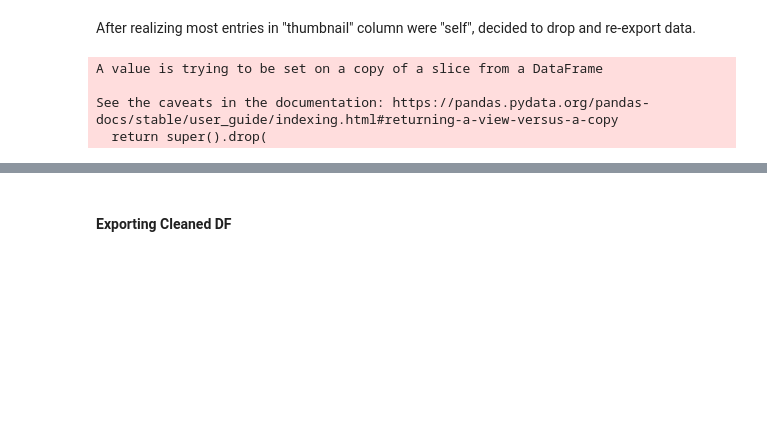
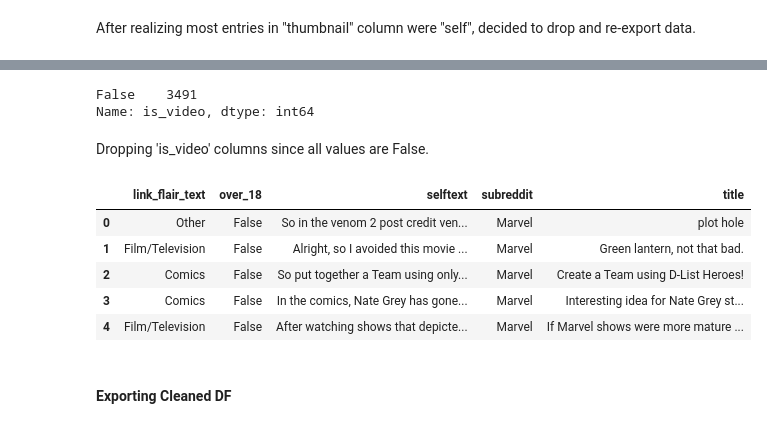
Before and after one commit to jpetersen626/reddit_classification_nlp, a Jupyter notebook: code/01_Data Collection_Cleaning.ipynb, the cells around one changed output, grey strips where cells are left out. Cells and saved outputs as stored; diff of their text form; code cells hidden in the pictures; blank space fills up the shorter version.

```diff
--- a/code/01_Data Collection_Cleaning.ipynb
+++ b/code/01_Data Collection_Cleaning.ipynb
@@ -163,6 +166,8 @@ h_potter.to_csv('../datasets/h_potter.csv', index=False)
 ## Data Cleaning
 # %% [markdown]
 #### Cleaning r/Marvel First
+# %%
+marvel = pd.read_csv('../datasets/marvel.csv')
 # %%
 marvel.head()
 # %% [output]
@@ -588,11 +598,6 @@ marvel[marvel['thumbnail'] == 'self']
 After realizing most entries in "thumbnail" column were "self", decided to drop and re-export data.
 # %%
 marvel.drop(columns='thumbnail', inplace=True)
-# %% [output]
-A value is trying to be set on a copy of a slice from a DataFrame
-
-See the caveats in the documentation: https://pandas.pydata.org/pandas-docs/stable/user_guide/indexing.html#returning-a-view-versus-a-copy
-  return super().drop(
 # %%
 marvel.head()
 # %% [output]
@@ -602,6 +607,24 @@ marvel.head()
 | 2 | False | Comics | False | So put together a Team using only... | Marvel | Create a Team using D-List Heroes! |
 | 3 | False | Comics | False | In the comics, Nate Grey has gone... | Marvel | Interesting idea for Nate Grey st... |
 | 4 | False | Film/Television | False | After watching shows that depicte... | Marvel | If Marvel shows were more mature ... |
+# %%
+marvel['is_video'].value_counts()
+# %% [output]
+False    3491
+Name: is_video, dtype: int64
+# %% [markdown]
+Dropping 'is_video' columns since all values are False.
+# %%
+marvel.drop(columns='is_video', inplace=True)
+# %%
+marvel.head()
+# %% [output]
+|  | link_flair_text | over_18 | selftext | subreddit | title |
+| 0 | Other | False | So in the venom 2 post credit ven... | Marvel | plot hole |
+| 1 | Film/Television | False | Alright, so I avoided this movie ... | Marvel | Green lantern, not that bad. |
+| 2 | Comics | False | So put together a Team using only... | Marvel | Create a Team using D-List Heroes! |
+| 3 | Comics | False | In the comics, Nate Grey has gone... | Marvel | Interesting idea for Nate Grey st... |
+| 4 | Film/Television | False | After watching shows that depicte... | Marvel | If Marvel shows were more mature ... |
 # %% [markdown]
 #### Exporting Cleaned DF
 # %%
```
Also changed, not shown: parts of 27 cells of this notebook, 11 other files.
